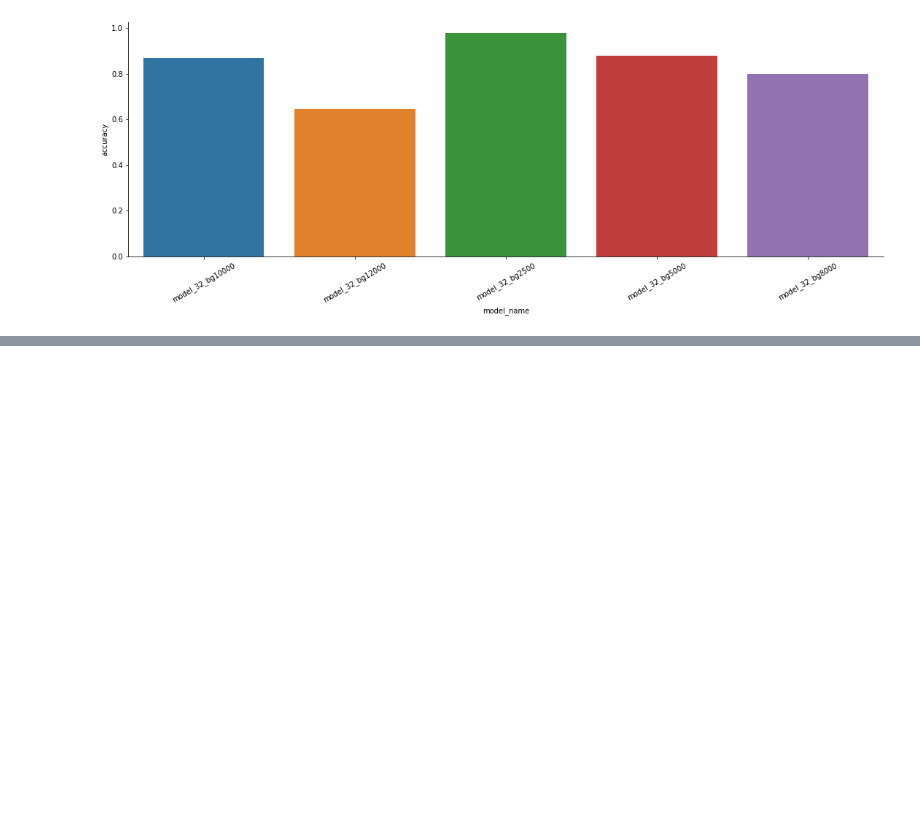
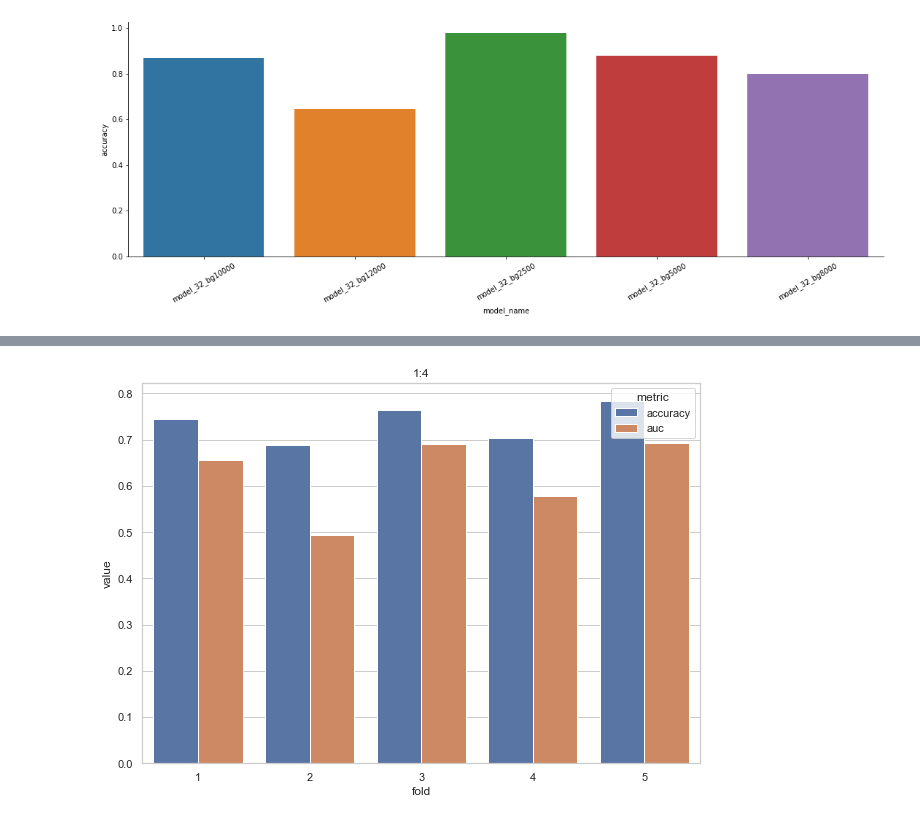
Before and after one commit to SivenM/test_models, a Jupyter notebook: testing_plots.ipynb, the cells around one changed output, grey strips where cells are left out. Saved outputs shown, nothing was run; the diff lists cells and outputs as text; code cells hidden in the pictures; blank space fills up the shorter version.

```diff
--- a/testing_plots.ipynb
+++ b/testing_plots.ipynb
@@ -41,0 +246,7 @@ auc_m12000 = data_m12000['auc']
+# %%
+
+plt.figure(figsize=(10, 7))
+plt.title('1:4', )
+ax = sns.barplot(x="fold", y="value", hue="metric", data=ratio4_df)
+# %% [output]
+[figure, added]
```
Also changed, not shown: parts of 18 cells of this notebook, 3 other files.
